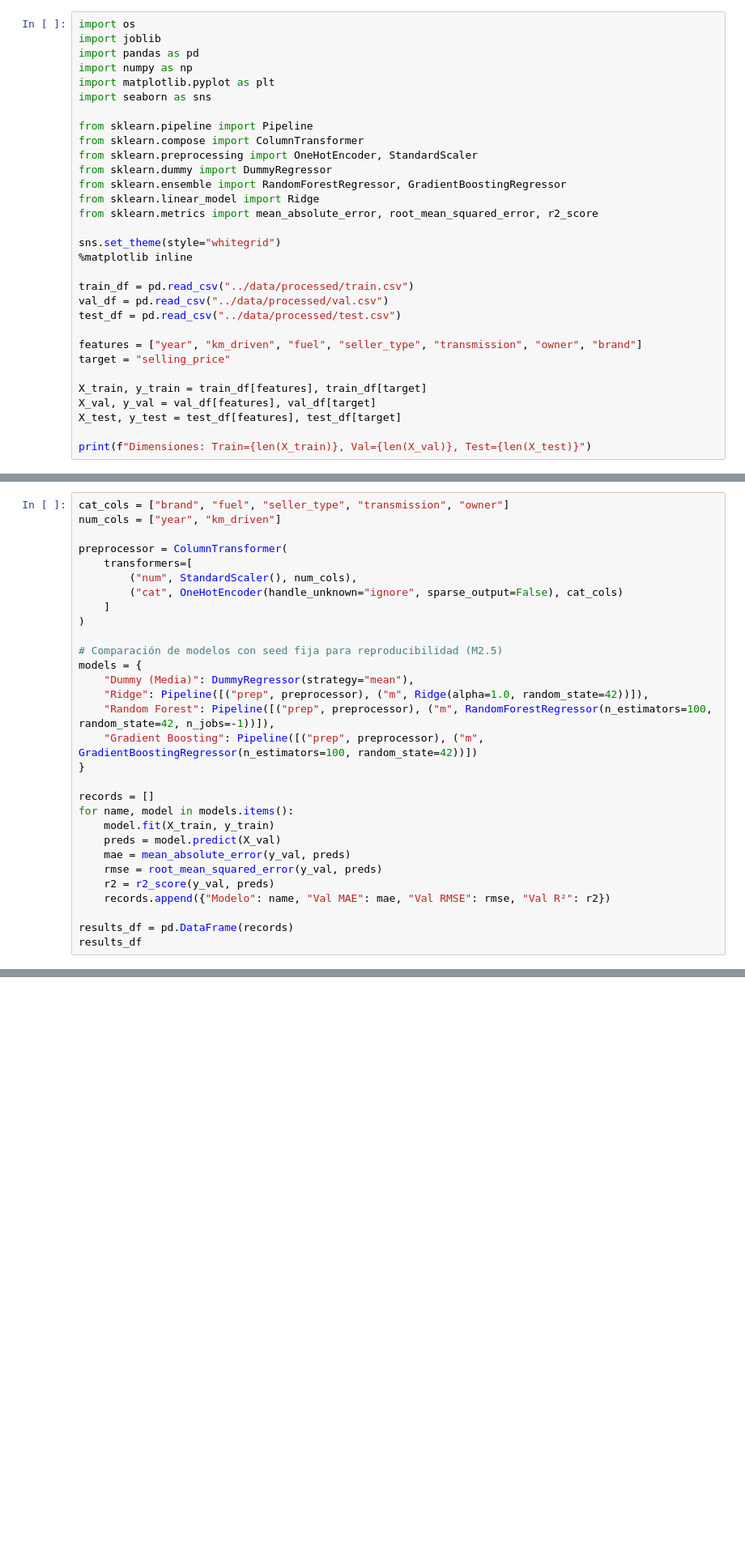
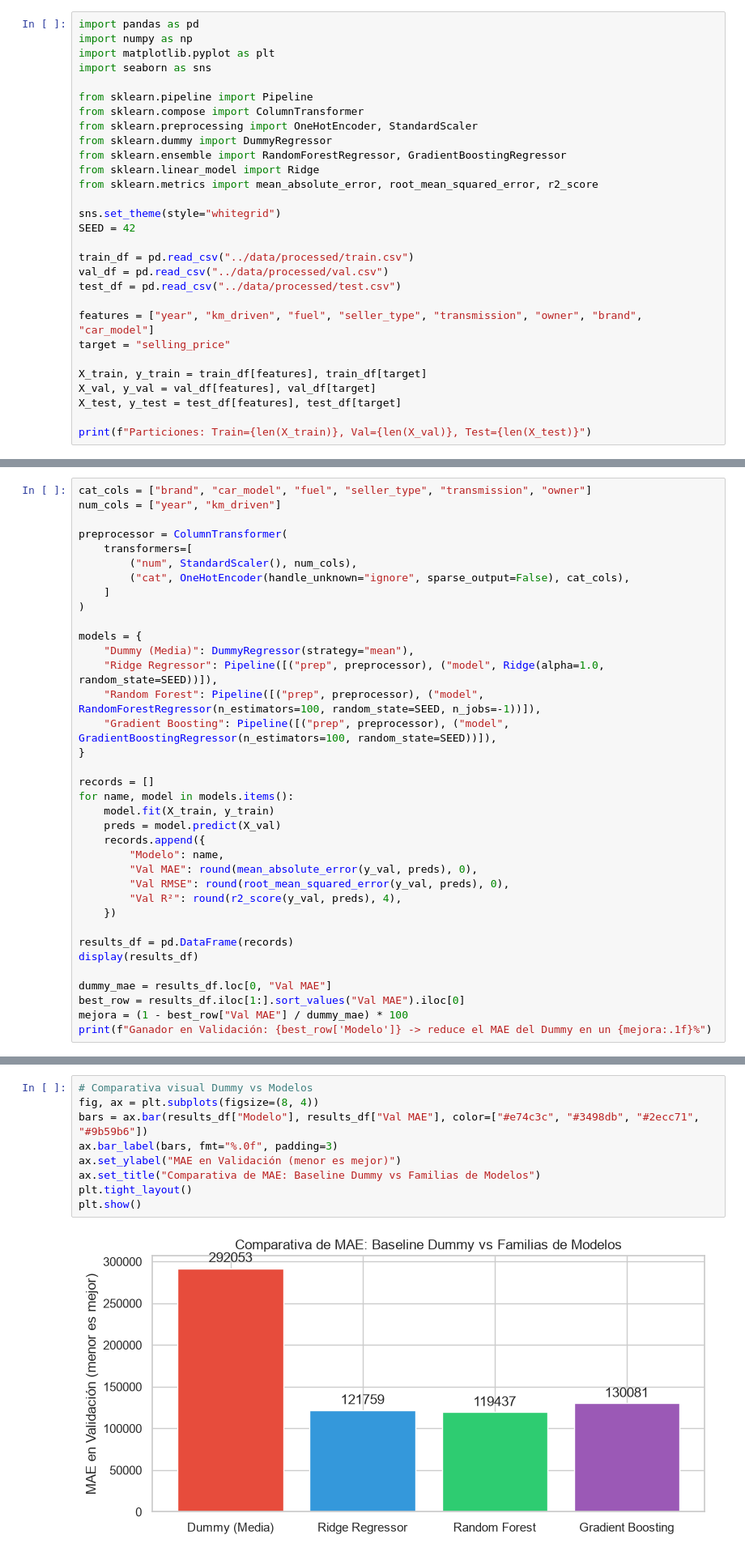
Before and after one commit to Carlostq06/Mlops, a Jupyter notebook: notebooks/02_model_evaluation.ipynb, the cells around one changed output, grey strips where cells are left out. Shown at 81% size. Cells and saved outputs as stored; diff of their text form; blank space fills up the shorter version.

```diff
--- a/notebooks/02_model_evaluation.ipynb
+++ b/notebooks/02_model_evaluation.ipynb
@@ -17,6 +17,4 @@
 # %%
-import os
-import joblib
 import pandas as pd
 import numpy as np
 import matplotlib.pyplot as plt
@@ -31,17 +29,17 @@ from sklearn.linear_model import Ridge
 from sklearn.metrics import mean_absolute_error, root_mean_squared_error, r2_score
 
 sns.set_theme(style="whitegrid")
-%matplotlib inline
+SEED = 42
 
 train_df = pd.read_csv("../data/processed/train.csv")
 val_df = pd.read_csv("../data/processed/val.csv")
 test_df = pd.read_csv("../data/processed/test.csv")
 
-features = ["year", "km_driven", "fuel", "seller_type", "transmission", "owner", "brand"]
+features = ["year", "km_driven", "fuel", "seller_type", "transmission", "owner", "brand", "car_model"]
 target = "selling_price"
 
 X_train, y_train = train_df[features], train_df[target]
 X_val, y_val = val_df[features], val_df[target]
 X_test, y_test = test_df[features], test_df[target]
 
-print(f"Dimensiones: Train={len(X_train)}, Val={len(X_val)}, Test={len(X_test)}")
+print(f"Particiones: Train={len(X_train)}, Val={len(X_val)}, Test={len(X_test)}")
@@ -50,30 +51,36 @@ print(f"Dimensiones: Train={len(X_train)}, Val={len(X_val)}, Test={len(X_test)}"
 # %%
-cat_cols = ["brand", "fuel", "seller_type", "transmission", "owner"]
+cat_cols = ["brand", "car_model", "fuel", "seller_type", "transmission", "owner"]
 num_cols = ["year", "km_driven"]
 
 preprocessor = ColumnTransformer(
     transformers=[
         ("num", StandardScaler(), num_cols),
-        ("cat", OneHotEncoder(handle_unknown="ignore", sparse_output=False), cat_cols)
+        ("cat", OneHotEncoder(handle_unknown="ignore", sparse_output=False), cat_cols),
     ]
 )
 
-# Comparación de modelos con seed fija para reproducibilidad (M2.5)
 models = {
     "Dummy (Media)": DummyRegressor(strategy="mean"),
-    "Ridge": Pipeline([("prep", preprocessor), ("m", Ridge(alpha=1.0, random_state=42))]),
-    "Random Forest": Pipeline([("prep", preprocessor), ("m", RandomForestRegressor(n_estimators=100, random_state=42, n_jobs=-1))]),
-    "Gradient Boosting": Pipeline([("prep", preprocessor), ("m", GradientBoostingRegressor(n_estimators=100, random_state=42))])
+    "Ridge Regressor": Pipeline([("prep", preprocessor), ("model", Ridge(alpha=1.0, random_state=SEED))]),
+    "Random Forest": Pipeline([("prep", preprocessor), ("model", RandomForestRegressor(n_estimators=100, random_state=SEED, n_jobs=-1))]),
+    "Gradient Boosting": Pipeline([("prep", preprocessor), ("model", GradientBoostingRegressor(n_estimators=100, random_state=SEED))]),
 }
 
 records = []
 for name, model in models.items():
     model.fit(X_train, y_train)
     preds = model.predict(X_val)
-    mae = mean_absolute_error(y_val, preds)
-    rmse = root_mean_squared_error(y_val, preds)
-    r2 = r2_score(y_val, preds)
-    records.append({"Modelo": name, "Val MAE": mae, "Val RMSE": rmse, "Val R²": r2})
+    records.append({
+        "Modelo": name,
+        "Val MAE": round(mean_absolute_error(y_val, preds), 0),
+        "Val RMSE": round(root_mean_squared_error(y_val, preds), 0),
+        "Val R²": round(r2_score(y_val, preds), 4),
+    })
 
 results_df = pd.DataFrame(records)
-results_df
+display(results_df)
+
+dummy_mae = results_df.loc[0, "Val MAE"]
+best_row = results_df.iloc[1:].sort_values("Val MAE").iloc[0]
+mejora = (1 - best_row["Val MAE"] / dummy_mae) * 100
+print(f"Ganador en Validación: {best_row['Modelo']} -> reduce el MAE del Dummy en un {mejora:.1f}%")
@@ -81,0 +94,11 @@ results_df
+# %%
+# Comparativa visual Dummy vs Modelos
+fig, ax = plt.subplots(figsize=(8, 4))
+bars = ax.bar(results_df["Modelo"], results_df["Val MAE"], color=["#e74c3c", "#3498db", "#2ecc71", "#9b59b6"])
+ax.bar_label(bars, fmt="%.0f", padding=3)
+ax.set_ylabel("MAE en Validación (menor es mejor)")
+ax.set_title("Comparativa de MAE: Baseline Dummy vs Familias de Modelos")
+plt.tight_layout()
+plt.show()
+# %% [output]
+[figure, added]
```
Also changed, not shown: parts of 9 cells of this notebook, 2 other files.
